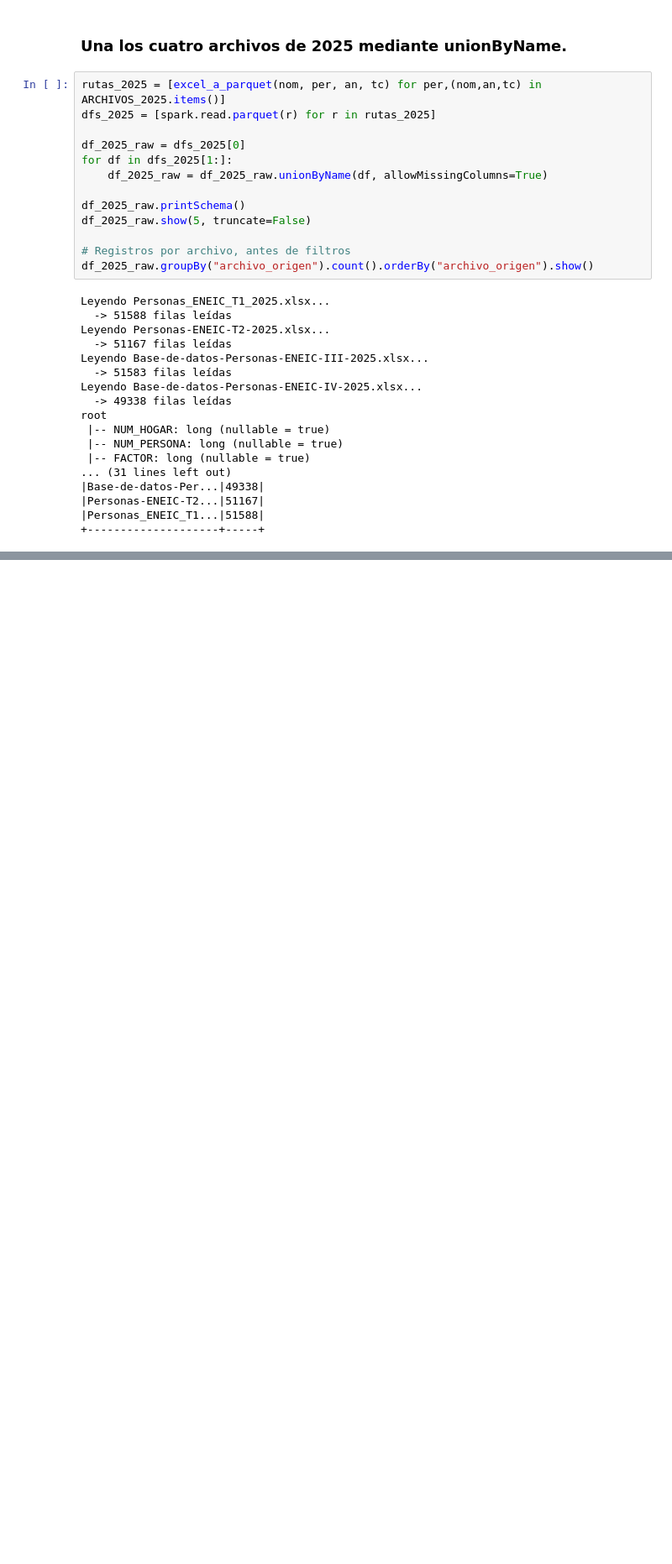
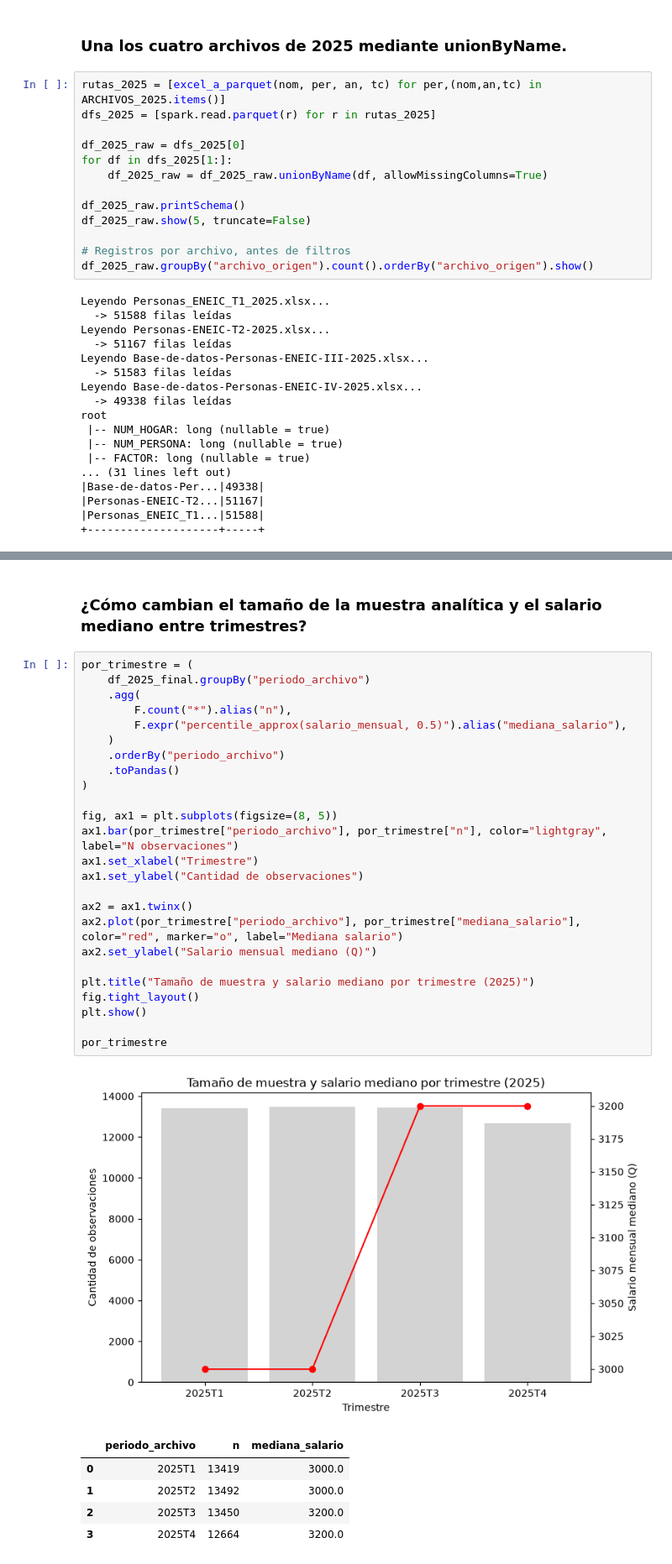
Before and after one commit to belennmm/DataS_Lab7_Spark, a Jupyter notebook: notebooks/Laboratorio7_Analisis.ipynb, the cells around one changed output, grey strips where cells are left out. Shown at 84% size. Cells and saved outputs as stored; diff of their text form; blank space fills up the shorter version.

```diff
--- a/notebooks/Laboratorio7_Analisis.ipynb
+++ b/notebooks/Laboratorio7_Analisis.ipynb
@@ -183,0 +400,34 @@ df_2025_final = preparar(df_2025_raw, "2025")
+# %% [markdown]
+### ¿Cómo cambian el tamaño de la muestra analítica y el salario mediano entre trimestres?
+# %%
+por_trimestre = (
+    df_2025_final.groupBy("periodo_archivo")
+    .agg(
+        F.count("*").alias("n"),
+        F.expr("percentile_approx(salario_mensual, 0.5)").alias("mediana_salario"),
+    )
+    .orderBy("periodo_archivo")
+    .toPandas()
+)
+
+fig, ax1 = plt.subplots(figsize=(8, 5))
+ax1.bar(por_trimestre["periodo_archivo"], por_trimestre["n"], color="lightgray", label="N observaciones")
+ax1.set_xlabel("Trimestre")
+ax1.set_ylabel("Cantidad de observaciones")
+
+ax2 = ax1.twinx()
+ax2.plot(por_trimestre["periodo_archivo"], por_trimestre["mediana_salario"], color="red", marker="o", label="Mediana salario")
+ax2.set_ylabel("Salario mensual mediano (Q)")
+
+plt.title("Tamaño de muestra y salario mediano por trimestre (2025)")
+fig.tight_layout()
+plt.show()
+
+por_trimestre
+# %% [output]
+[figure, added]
+|  | periodo_archivo | n | mediana_salario |
+| 0 | 2025T1 | 13419 | 3000.0 |
+| 1 | 2025T2 | 13492 | 3000.0 |
+| 2 | 2025T3 | 13450 | 3200.0 |
+| 3 | 2025T4 | 12664 | 3200.0 |
```
Also changed, not shown: parts of 42 cells of this notebook, 20 other files.
